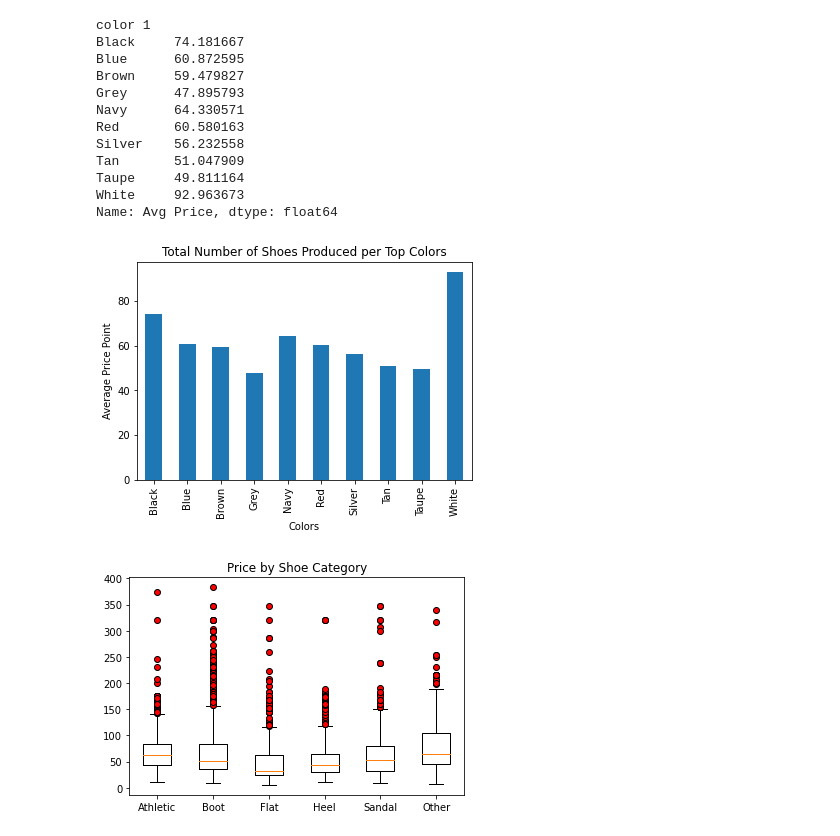
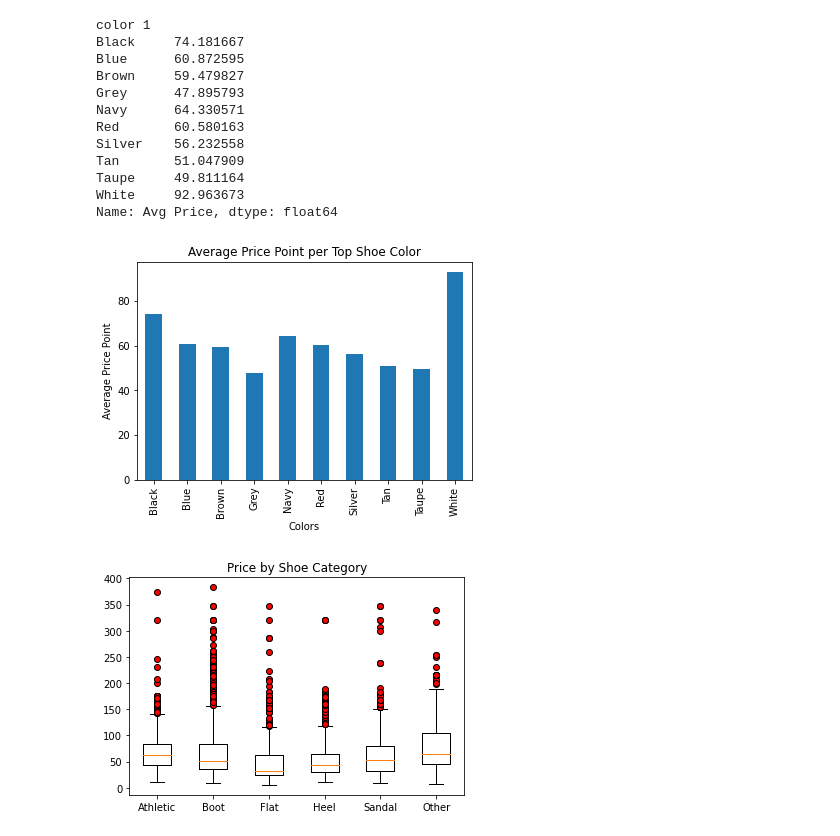
Before and after one commit to rjharris2020/Project_1, a Jupyter notebook: Shoes_Galore.ipynb, the cells around one changed output. Saved outputs shown, nothing was run; the diff lists cells and outputs as text; code cells hidden in the pictures.

```diff
--- a/Shoes_Galore.ipynb
+++ b/Shoes_Galore.ipynb
@@ -209,16 +221,16 @@ Name: Avg Price, dtype: float64
 # %%
 # create bar chart for average price per color
 TopColorAvg.plot(kind="bar")
 plt.ylabel("Average Price Point")
 plt.xlabel("Colors")
-plt.title("Total Number of Shoes Produced per Top Colors")
+plt.title("Average Price Point per Top Shoe Color")
 
 # save figure as ong file
 plt.savefig("Bar Chart for Average Price per Color.png")
 
 plt.show()
 # %% [output]
-[figure, old version]
+[figure, new version]
 # %%
 price = shoe_data
 
```
Also changed, not shown: parts of 1 cell of this notebook, 3 other files.
